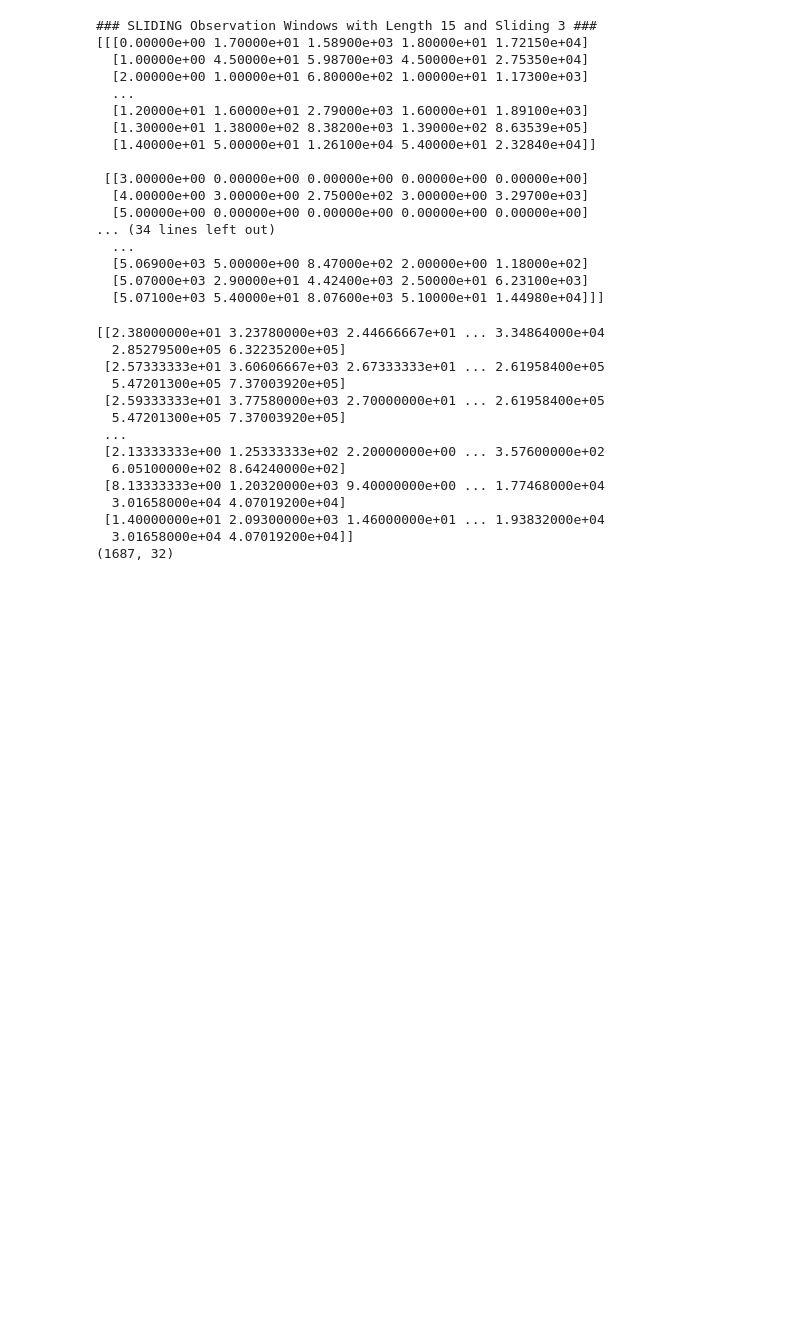
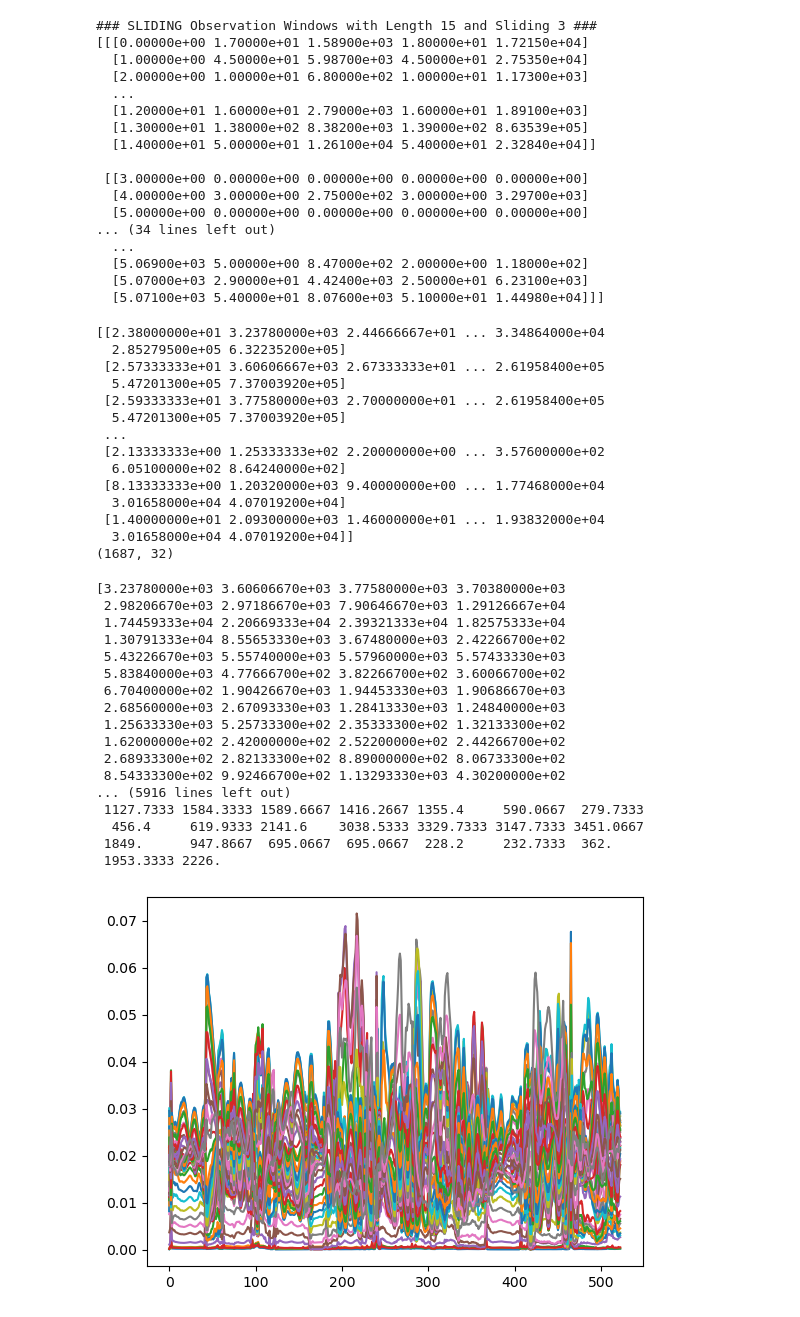
Before and after one commit to Pengrey/AAS, a Jupyter notebook: Work/proj/AAS_Project.ipynb, the cells around one changed output. Cells and saved outputs as stored; diff of their text form; code cells hidden in the pictures; blank space fills up the shorter version.

Commit message:
more data processing

```diff
--- a/Work/proj/AAS_Project.ipynb
+++ b/Work/proj/AAS_Project.ipynb
@@ -383,7 +383,7 @@ slidingValue=3
 data=np.loadtxt(fileInput,dtype=int)
 fname=''.join(fileInput.split('.')[:-1])
 
-dirname=fname+"_obs_s{}_m{}".format(slidingValue,"2")
+dirname=fname+"_clean_obs_s{}_m{}".format(slidingValue,"2")
 
 os.mkdir(dirname)
 basename=dirname+"/"+fname
@@ -500,5 +503,5 @@ def extractStats(data):
 # %%
-dirname="1_sampled_data_obs_s3_m2"
+dirname="1_sampled_data_clean_obs_s3_m2"
 allwidths=[15]
 
 allfiles=os.listdir(dirname)
@@ -506,14 +509,13 @@ nObs=len([f for f in allfiles if '_w{}.'.format(allwidths[0]) in f])
 lbn=allfiles[0].rfind("obs")+3
 basename=allfiles[0][:lbn]
 
-features=extractFeatures(dirname,basename,nObs,allwidths)
+clean_features=extractFeatures(dirname,basename,nObs,allwidths)
 
-outfilename=basename+"_features.dat"
-
+outfilename=basename+"_cleanfeatures.dat"
 
 np.savetxt(outfilename,features,fmt='%.4f')
-print(features.)
-print(features.shape)
+print(clean_features)
+print(clean_features.shape)
 # %% [output]
 [[2.38000000e+01 3.23780000e+03 2.44666667e+01 ... 3.34864000e+04
   2.85279500e+05 6.32235200e+05]
@@ -531,0 +583,25 @@ print(features.shape)
+# %%
+clean_feature_obs=slidingObsWindow(clean_features,120,3,"clean_features")
+clean_periodicity_features = extractPeriodicityFeatures(".","clean_features_obs",len(clean_feature_obs),[120])
+np.savetxt("clean_obs_per_features.dat",clean_periodicity_features,fmt="%f")
+plt.plot(clean_periodicity_features)
+plt.show()
+# %% [output]
+[3.23780000e+03 3.60606670e+03 3.77580000e+03 3.70380000e+03
+ 2.98206670e+03 2.97186670e+03 7.90646670e+03 1.29126667e+04
+ 1.74459333e+04 2.20669333e+04 2.39321333e+04 1.82575333e+04
+ 1.30791333e+04 8.55653330e+03 3.67480000e+03 2.42266700e+02
+ 5.43226670e+03 5.55740000e+03 5.57960000e+03 5.57433330e+03
+ 5.83840000e+03 4.77666700e+02 3.82266700e+02 3.60066700e+02
+ 6.70400000e+02 1.90426670e+03 1.94453330e+03 1.90686670e+03
+ 2.68560000e+03 2.67093330e+03 1.28413330e+03 1.24840000e+03
+ 1.25633330e+03 5.25733300e+02 2.35333300e+02 1.32133300e+02
+ 1.62000000e+02 2.42000000e+02 2.52200000e+02 2.44266700e+02
+ 2.68933300e+02 2.82133300e+02 8.89000000e+02 8.06733300e+02
+ 8.54333300e+02 9.92466700e+02 1.13293330e+03 4.30200000e+02
+... (5916 lines left out)
+ 1127.7333 1584.3333 1589.6667 1416.2667 1355.4     590.0667  279.7333
+  456.4     619.9333 2141.6    3038.5333 3329.7333 3147.7333 3451.0667
+ 1849.      947.8667  695.0667  695.0667  228.2     232.7333  362.
+ 1953.3333 2226.
+[figure, added]
```
Also changed, not shown: parts of 13 cells of this notebook.
